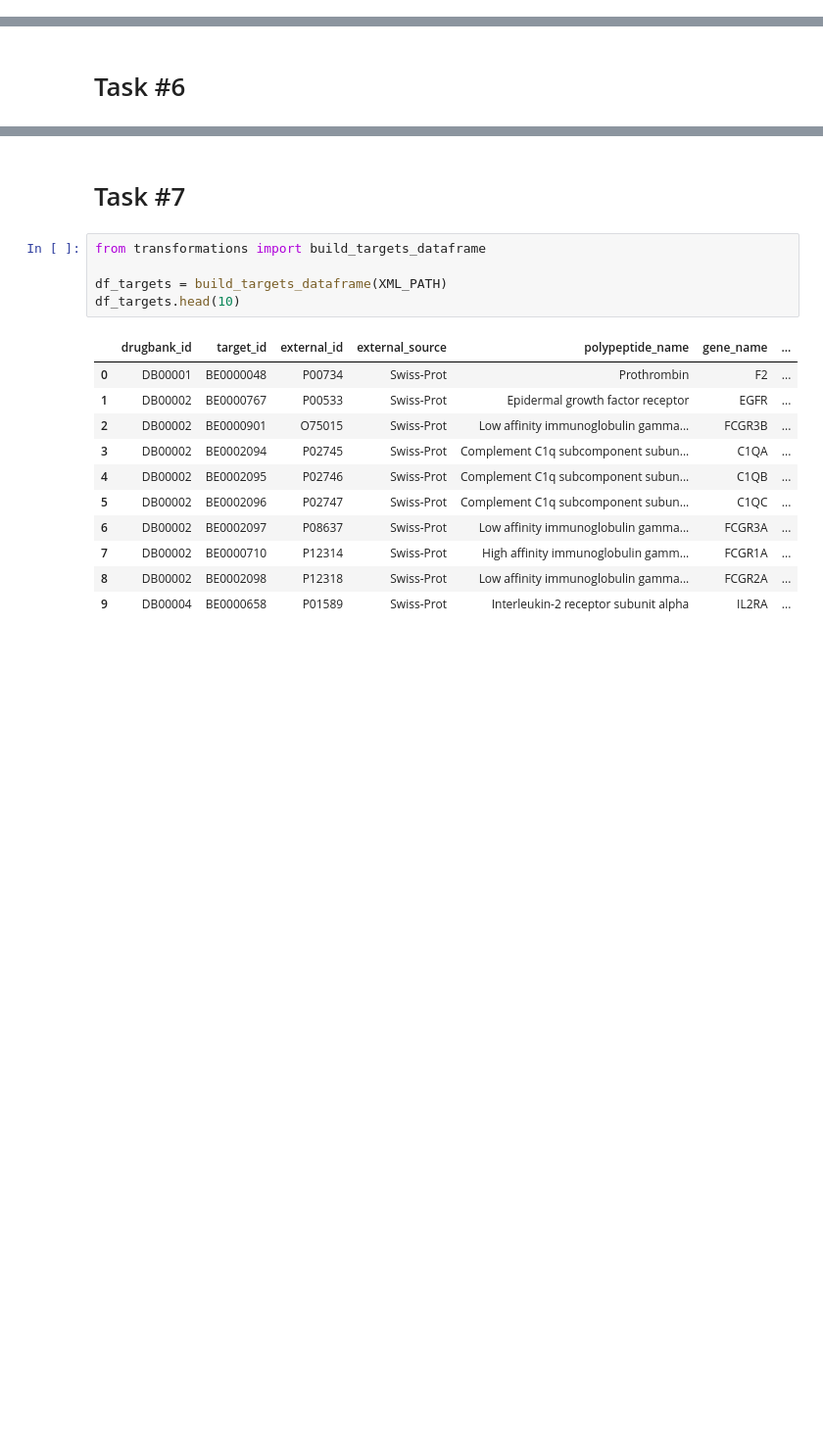
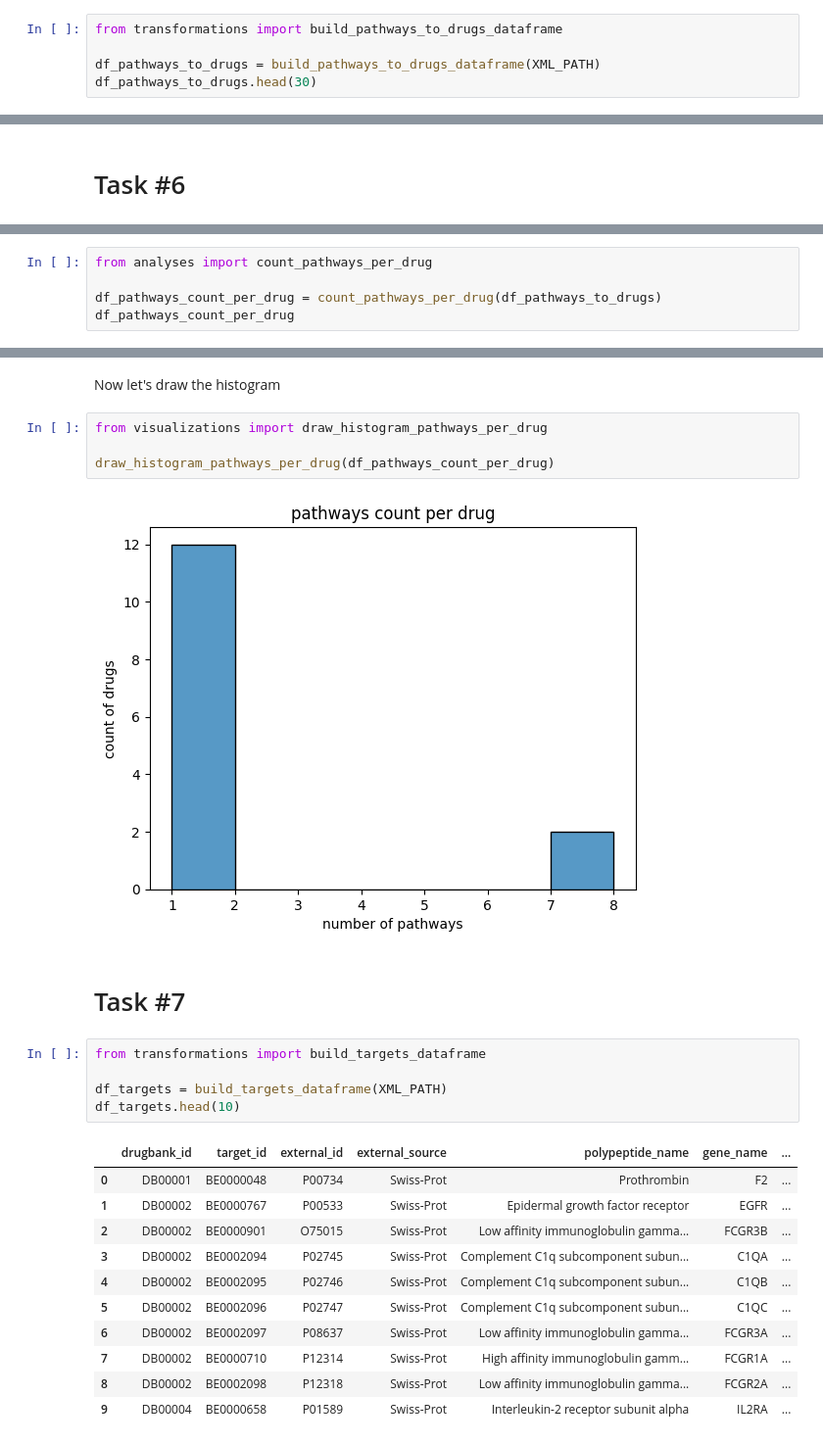
Before and after one commit to tkoso/Drugbank-Data-Analysis, a Jupyter notebook: notebooks/final_report.ipynb, the cells around one changed output, grey strips where cells are left out. Shown: that part at 98% size. Drawn from its saved outputs; the diff is of its cells as text; blank space fills up the shorter version.

Commit message:
add tasks with pathways and drugs interacting with each other

```diff
--- a/notebooks/final_report.ipynb
+++ b/notebooks/final_report.ipynb
@@ -101,0 +107,5 @@ count_unique_pathways(df_pathways)
+# %%
+from transformations import build_pathways_to_drugs_dataframe
+
+df_pathways_to_drugs = build_pathways_to_drugs_dataframe(XML_PATH)
+df_pathways_to_drugs.head(30)
@@ -103,0 +138,5 @@ count_unique_pathways(df_pathways)
+# %%
+from analyses import count_pathways_per_drug
+
+df_pathways_count_per_drug = count_pathways_per_drug(df_pathways_to_drugs)
+df_pathways_count_per_drug
@@ -104,3 +159,11 @@ count_unique_pathways(df_pathways)
+# %% [markdown]
+Now let's draw the histogram
+# %%
+from visualizations import draw_histogram_pathways_per_drug
+
+draw_histogram_pathways_per_drug(df_pathways_count_per_drug)
+# %% [output]
+[figure, added]
 # %% [markdown]
 # Task #7
 # %%
```
Also changed, not shown: parts of 12 cells of this notebook, 3 other files.
